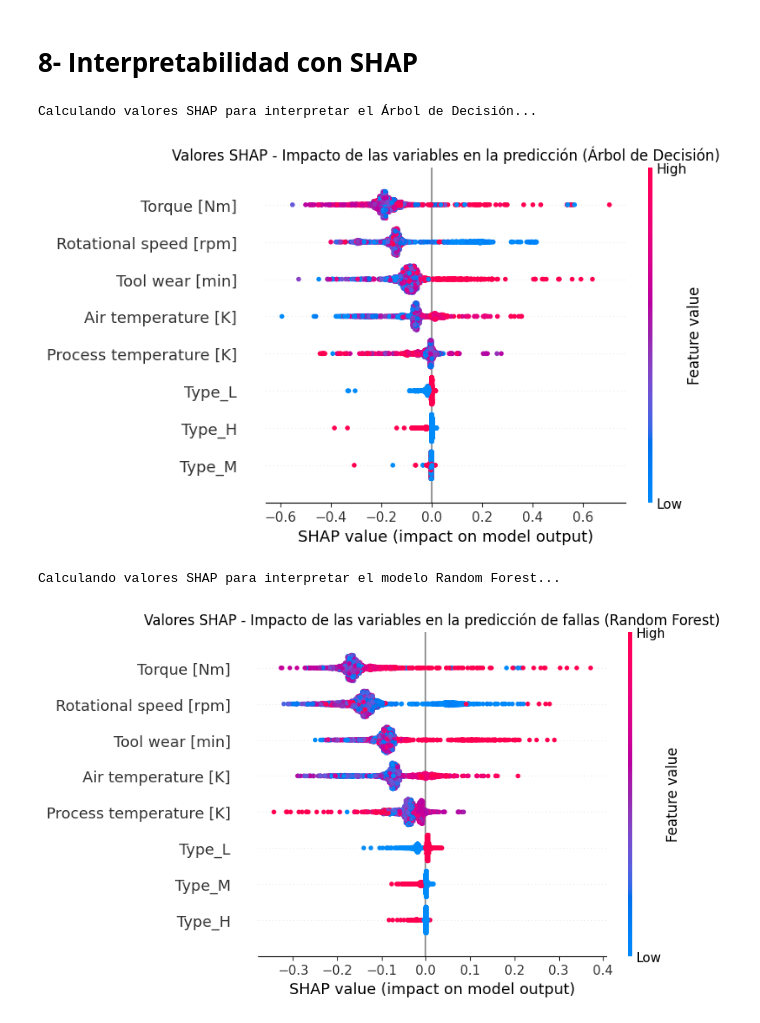
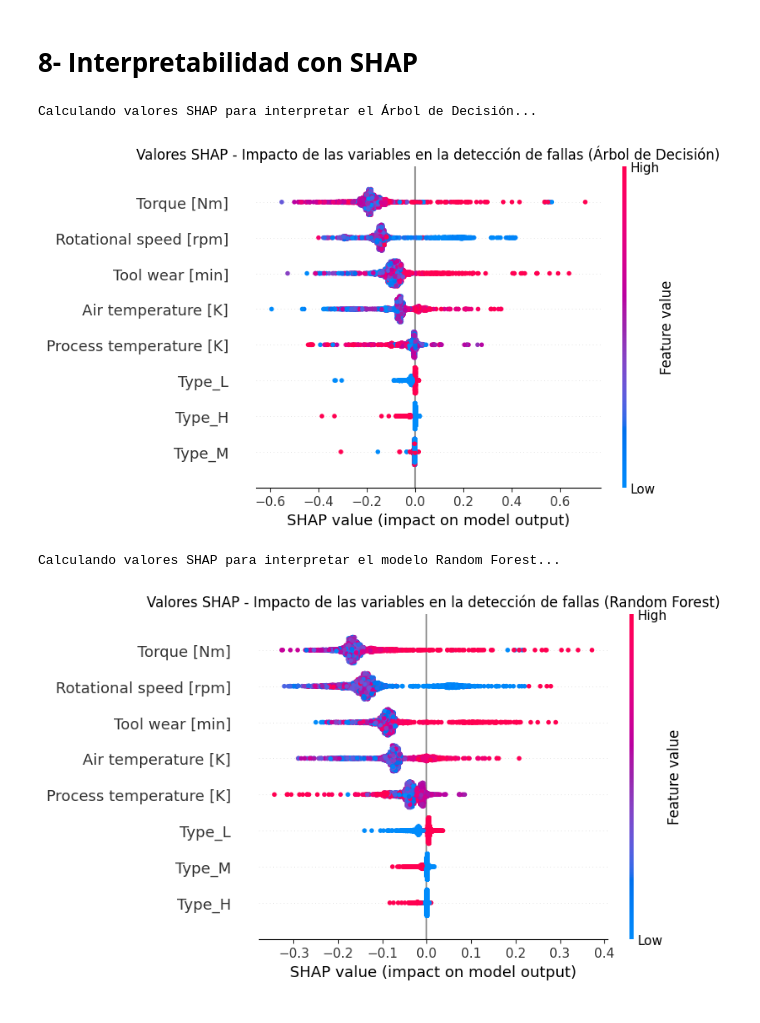
Before and after one commit to ingelodan-coder/Trabajos_Practicos, a Jupyter notebook: TPF_Grupo_032_Ciencia_Datos_UTN.ipynb, the cells around one changed output. Saved outputs shown, nothing was run; the diff lists cells and outputs as text; code cells hidden in the pictures.

```diff
--- a/TPF_Grupo_032_Ciencia_Datos_UTN.ipynb
+++ b/TPF_Grupo_032_Ciencia_Datos_UTN.ipynb
@@ -1362,46 +1348,40 @@ Tabla Comparativa de Desempeño:
 # 8 - Interpretabilidad del modelo con valores SHAP
 
 import shap
-import numpy as np
-import matplotlib.pyplot as plt
 
 print("Calculando valores SHAP para interpretar el Árbol de Decisión...")
 
 # Inicializamos el TreeExplainer utilizando el modelo de Árbol de Decisión
 explainer = shap.TreeExplainer(modelo_arbol)
 
 # Calculamos los valores SHAP utilizando X_test (recuerda que el Árbol de Decisión
 # fue entrenado con los datos originales, sin escalar)
 shap_values = explainer.shap_values(X_test)
 
 # Generamos el gráfico de resumen (Summary Plot)
 plt.figure(figsize=(10, 6))
 
 # Adaptación dinámica de las dimensiones de shap_values
 if isinstance(shap_values, list):
     # Si es una lista de arrays por clase (versión clásica)
     valores_a_graficar = shap_values[1]
 elif isinstance(shap_values, np.ndarray) and len(shap_values.shape) == 3:
     # Si es un array 3D: (muestras, variables, clases), seleccionamos la clase 1
     valores_a_graficar = shap_values[:, :, 1]
 else:
     # Si ya viene en formato 2D directo para la clase positiva
     valores_a_graficar = shap_values
 
 # Graficamos con los valores adaptados
 shap.summary_plot(valores_a_graficar, X_test, plot_type="dot", show=False)
 
-plt.title("Valores SHAP - Impacto de las variables en la predicción (Árbol de Decisión)", fontsize=12)
+plt.title("Valores SHAP - Impacto de las variables en la detección de fallas (Árbol de Decisión)", fontsize=12)
 plt.show()
 # %% [output]
 Calculando valores SHAP para interpretar el Árbol de Decisión...
-[figure, old version]
+[figure, new version]
 # %%
 # 8 - Interpretabilidad del modelo con valores SHAP
-
-import shap
-import numpy as np
-import matplotlib.pyplot as plt
 
 print("Calculando valores SHAP para interpretar el modelo Random Forest...")
 
@@ -1428,8 +1408,8 @@ else:
 # Graficamos con los valores adaptados
 shap.summary_plot(valores_a_graficar, X_test, plot_type="dot", show=False)
 
-plt.title("Valores SHAP - Impacto de las variables en la predicción de fallas (Random Forest)", fontsize=12)
+plt.title("Valores SHAP - Impacto de las variables en la detección de fallas (Random Forest)", fontsize=12)
 plt.show()
 # %% [output]
 Calculando valores SHAP para interpretar el modelo Random Forest...
-[figure, old version]
+[figure, new version]
```
Also changed, not shown: parts of 4 cells of this notebook.
